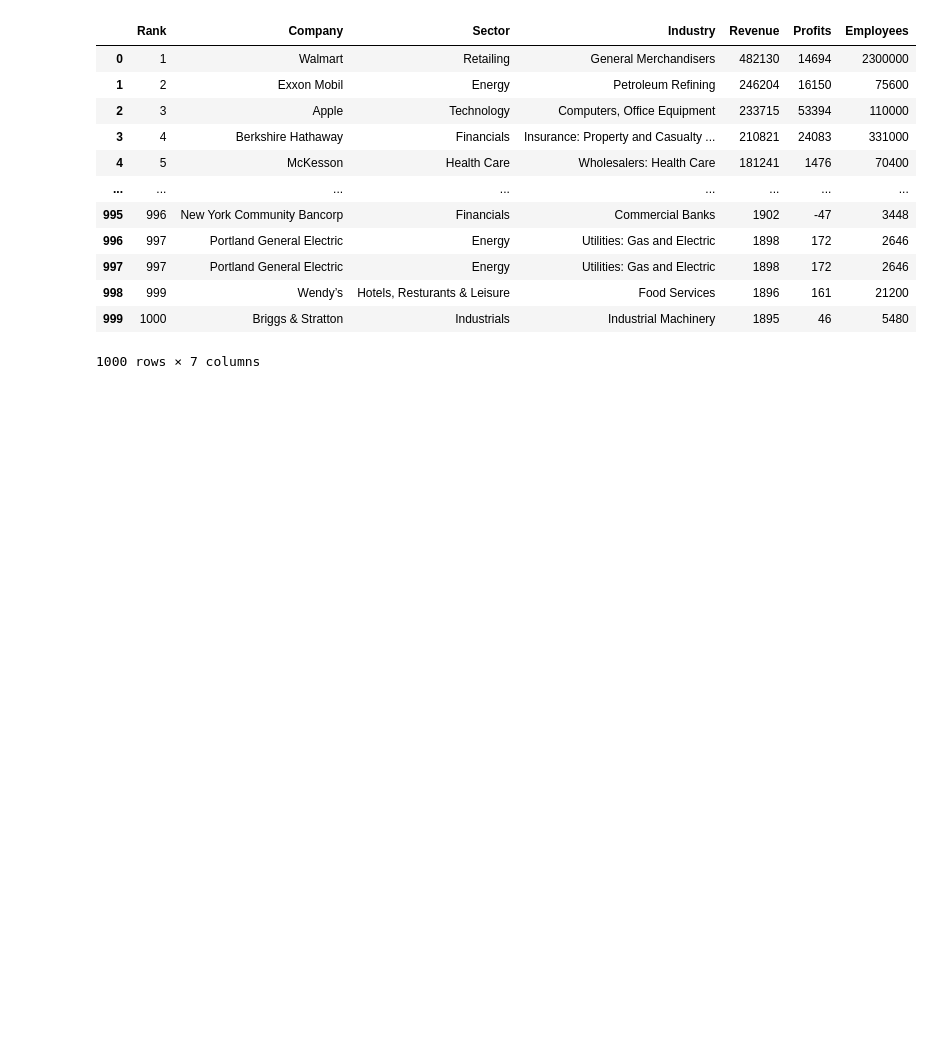
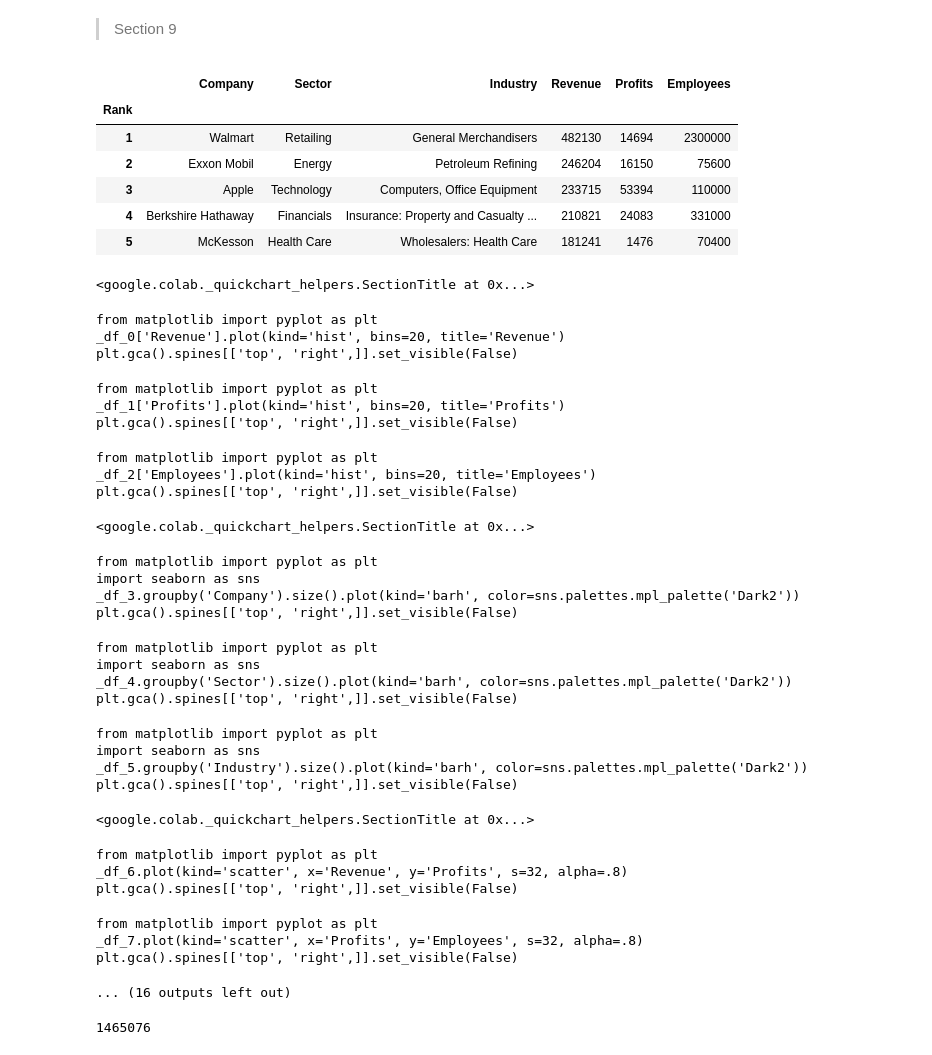
Before and after one commit to Johanhms/Practicas_Python, a Jupyter notebook: Data_Analysis_with_Pandas.ipynb, the cells around one changed output. Drawn from its saved outputs; the diff is of its cells as text; code cells hidden in the pictures; blank space fills up the shorter version.

```diff
--- a/Data_Analysis_with_Pandas.ipynb
+++ b/Data_Analysis_with_Pandas.ipynb
@@ -1,20 +1,54 @@
 # %% [markdown]
 <a href="https://colab.research.google.com/github/Johanhms/Learning_Python/blob/main/Data_Analysis_with_Pandas.ipynb" target="_parent"><img src="https://colab.research.google.com/assets/colab-badge.svg" alt="Open In Colab"/></a>
+# %% [markdown]
+
+
+>Section 9
 # %%
 import pandas as pd
 # %%
-pd.read_csv("fortune1000.csv")
+fortune = pd.read_csv("fortune1000.csv", index_col = "Rank")
+fortune.head()
 # %% [output]
-|  | Rank | Company | Sector | Industry | Revenue | Profits | Employees |
-| 0 | 1 | Walmart | Retailing | General Merchandisers | 482130 | 14694 | 2300000 |
-| 1 | 2 | Exxon Mobil | Energy | Petroleum Refining | 246204 | 16150 | 75600 |
-| 2 | 3 | Apple | Technology | Computers, Office Equipment | 233715 | 53394 | 110000 |
-| 3 | 4 | Berkshire Hathaway | Financials | Insurance: Property and Casualty ... | 210821 | 24083 | 331000 |
-| 4 | 5 | McKesson | Health Care | Wholesalers: Health Care | 181241 | 1476 | 70400 |
-| ... | ... | ... | ... | ... | ... | ... | ... |
-| 995 | 996 | New York Community Bancorp | Financials | Commercial Banks | 1902 | -47 | 3448 |
-| 996 | 997 | Portland General Electric | Energy | Utilities: Gas and Electric | 1898 | 172 | 2646 |
-| 997 | 997 | Portland General Electric | Energy | Utilities: Gas and Electric | 1898 | 172 | 2646 |
-| 998 | 999 | Wendy’s | Hotels, Resturants & Leisure | Food Services | 1896 | 161 | 21200 |
-| 999 | 1000 | Briggs & Stratton | Industrials | Industrial Machinery | 1895 | 46 | 5480 |
+|  | Company | Sector | Industry | Revenue | Profits | Employees |
+| Rank |  |  |  |  |  |  |
+| 1 | Walmart | Retailing | General Merchandisers | 482130 | 14694 | 2300000 |
+| 2 | Exxon Mobil | Energy | Petroleum Refining | 246204 | 16150 | 75600 |
+| 3 | Apple | Technology | Computers, Office Equipment | 233715 | 53394 | 110000 |
+| 4 | Berkshire Hathaway | Financials | Insurance: Property and Casualty ... | 210821 | 24083 | 331000 |
+| 5 | McKesson | Health Care | Wholesalers: Health Care | 181241 | 1476 | 70400 |
-1000 rows × 7 columns
+<google.colab._quickchart_helpers.SectionTitle at 0x...>
+from matplotlib import pyplot as plt
+_df_0['Revenue'].plot(kind='hist', bins=20, title='Revenue')
+plt.gca().spines[['top', 'right',]].set_visible(False)
+from matplotlib import pyplot as plt
+_df_1['Profits'].plot(kind='hist', bins=20, title='Profits')
+plt.gca().spines[['top', 'right',]].set_visible(False)
+from matplotlib import pyplot as plt
+_df_2['Employees'].plot(kind='hist', bins=20, title='Employees')
+plt.gca().spines[['top', 'right',]].set_visible(False)
+<google.colab._quickchart_helpers.SectionTitle at 0x...>
+from matplotlib import pyplot as plt
+import seaborn as sns
+_df_3.groupby('Company').size().plot(kind='barh', color=sns.palettes.mpl_palette('Dark2'))
+plt.gca().spines[['top', 'right',]].set_visible(False)
+from matplotlib import pyplot as plt
+import seaborn as sns
+_df_4.groupby('Sector').size().plot(kind='barh', color=sns.palettes.mpl_palette('Dark2'))
+plt.gca().spines[['top', 'right',]].set_visible(False)
+from matplotlib import pyplot as plt
+import seaborn as sns
+_df_5.groupby('Industry').size().plot(kind='barh', color=sns.palettes.mpl_palette('Dark2'))
+plt.gca().spines[['top', 'right',]].set_visible(False)
+<google.colab._quickchart_helpers.SectionTitle at 0x...>
+from matplotlib import pyplot as plt
+_df_6.plot(kind='scatter', x='Revenue', y='Profits', s=32, alpha=.8)
+plt.gca().spines[['top', 'right',]].set_visible(False)
+from matplotlib import pyplot as plt
+_df_7.plot(kind='scatter', x='Profits', y='Employees', s=32, alpha=.8)
+plt.gca().spines[['top', 'right',]].set_visible(False)
+... (16 outputs left out)
+# %%
+fortune[fortune['Sector'] == "Retailing"]["Revenue"].sum()
+# %% [output]
+1465076
```
Also changed, not shown: parts of 1 cell of this notebook.
